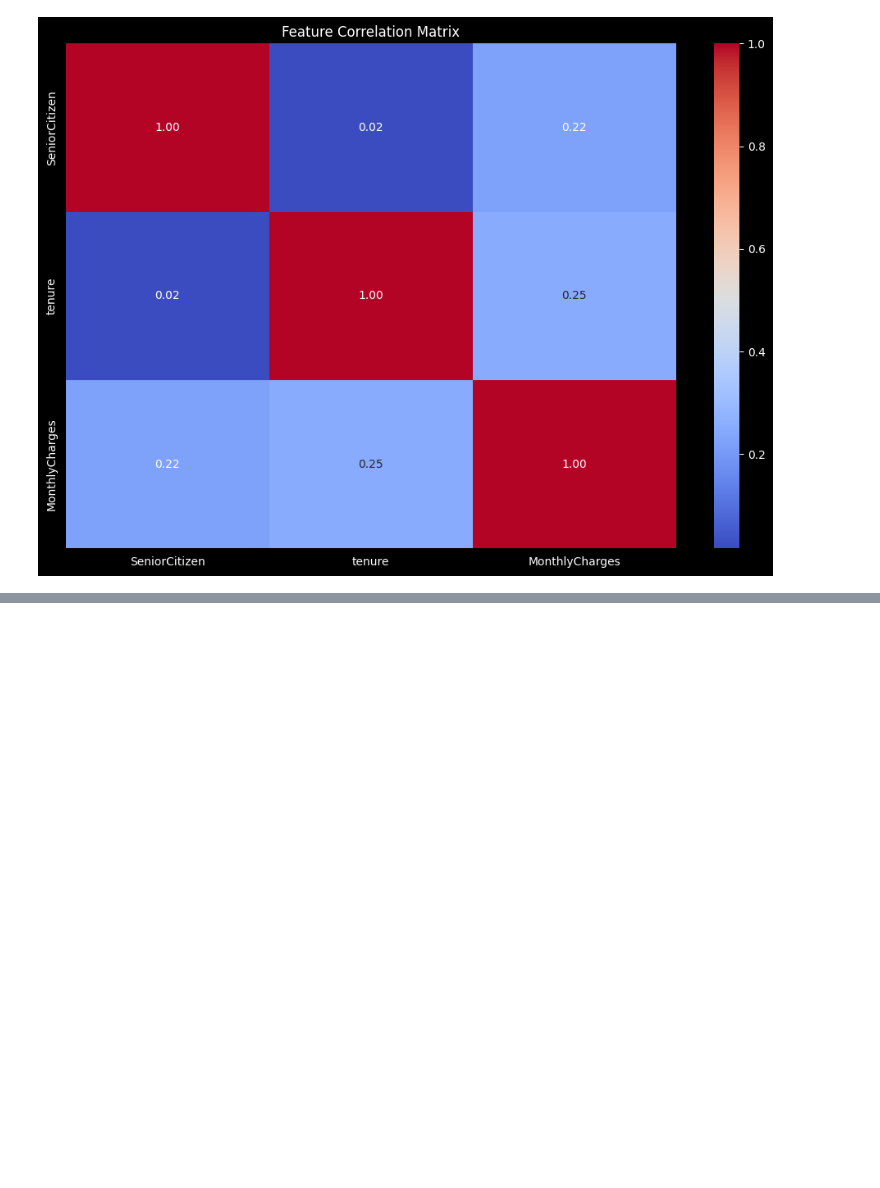
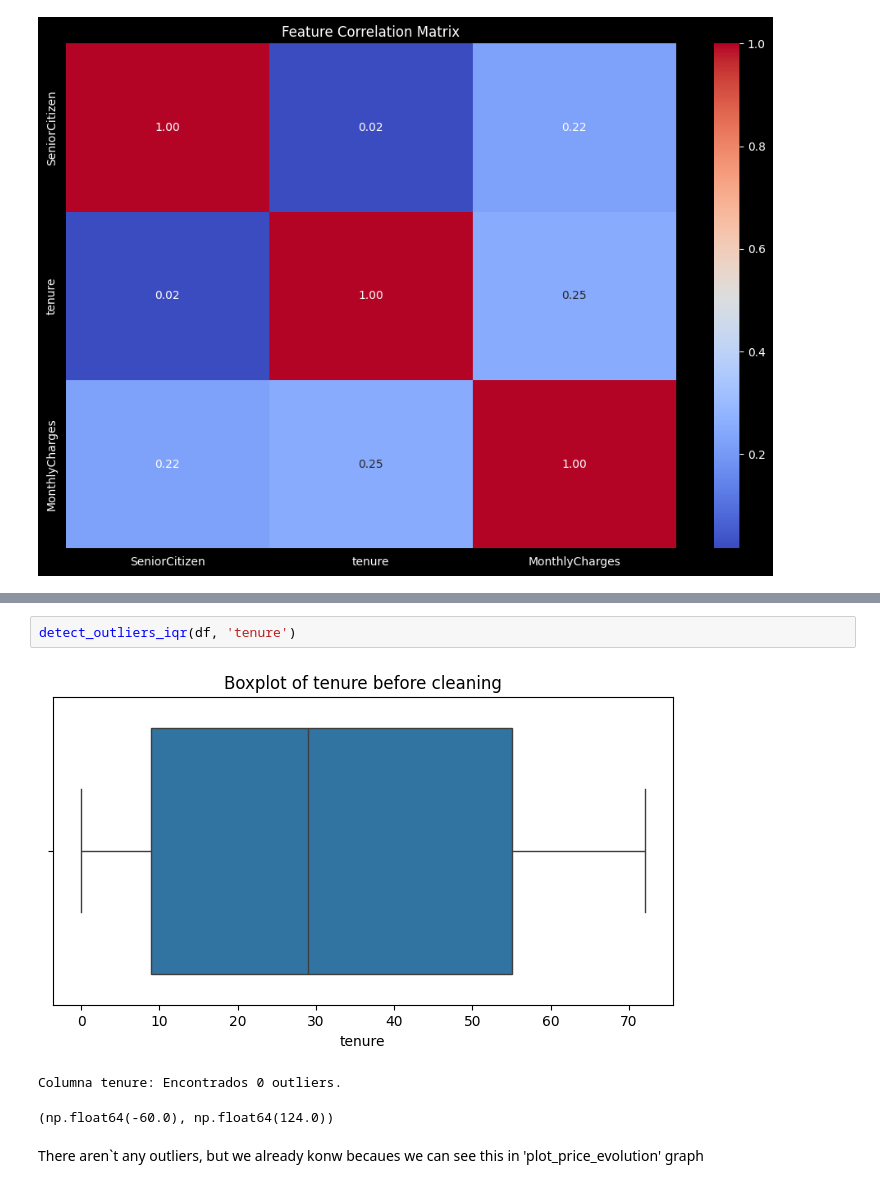
Before and after one commit to JavierPrior845/ml-model-training-playground, a Jupyter notebook: notebooks/explorations.ipynb, the cells around one changed output, grey strips where cells are left out. Cells and saved outputs as stored; diff of their text form; blank space fills up the shorter version.

```diff
--- a/notebooks/explorations.ipynb
+++ b/notebooks/explorations.ipynb
@@ -121,0 +154,8 @@ plot_correlation_matrix(df)
+# %%
+detect_outliers_iqr(df, 'tenure')
+# %% [output]
+[figure, added]
+Columna tenure: Encontrados 0 outliers.
+(np.float64(-60.0), np.float64(124.0))
+# %% [markdown]
+There aren`t any outliers, but we already konw becaues we can see this in 'plot_price_evolution' graph
```
Also changed, not shown: parts of 9 cells of this notebook, 2 other files.
